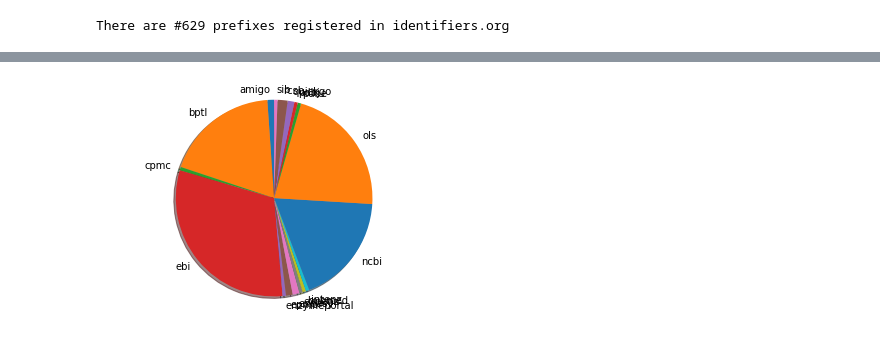
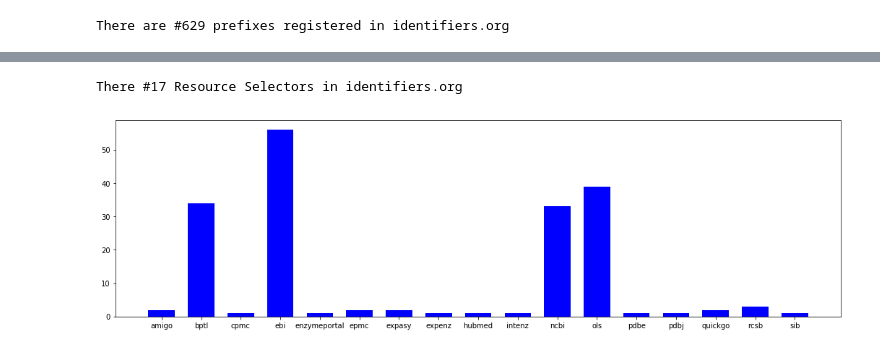
Before and after one commit to identifiers-org/experimental-mining, a Jupyter notebook: notebooks/resolver_metadata_report.ipynb, the cells around one changed output, grey strips where cells are left out. Saved outputs shown, nothing was run; the diff lists cells and outputs as text; code cells hidden in the pictures.

Commit message:
some information on resource selectors and bar chart on resource selector distribution

```diff
--- a/notebooks/resolver_metadata_report.ipynb
+++ b/notebooks/resolver_metadata_report.ipynb
@@ -134,15 +134,22 @@ Counter({'amigo': 2,
          'quickgo': 2,
          'rcsb': 3,
          'sib': 1})
+# %%
+print("There #{} Resource Selectors in identifiers.org".format(len(resource_prefixes_distribution.keys())))
+# %% [output]
+There #17 Resource Selectors in identifiers.org
 # %%
 %matplotlib inline
 # %%
 labels = sorted(resource_prefixes_distribution.keys())
 values = [resource_prefixes_distribution.get(key) for key in labels]
 # %%
+# I don't like this Pie Chart
 fig1, ax1 = plt.subplots()
-ax1.pie(values, labels=labels, shadow=True, startangle=90)
-ax1.axis('equal')
+fig1.set_size_inches(18, 5)
+ax1.bar(labels, values, 1/1.5, color="blue")
+#ax1.pie(values, labels=labels, shadow=True, startangle=90)
+#ax1.axis('equal')
 plt.show()
 # %% [output]
-[figure, old version]
+[figure, new version]
```
Also changed, not shown: parts of 1 cell of this notebook.
